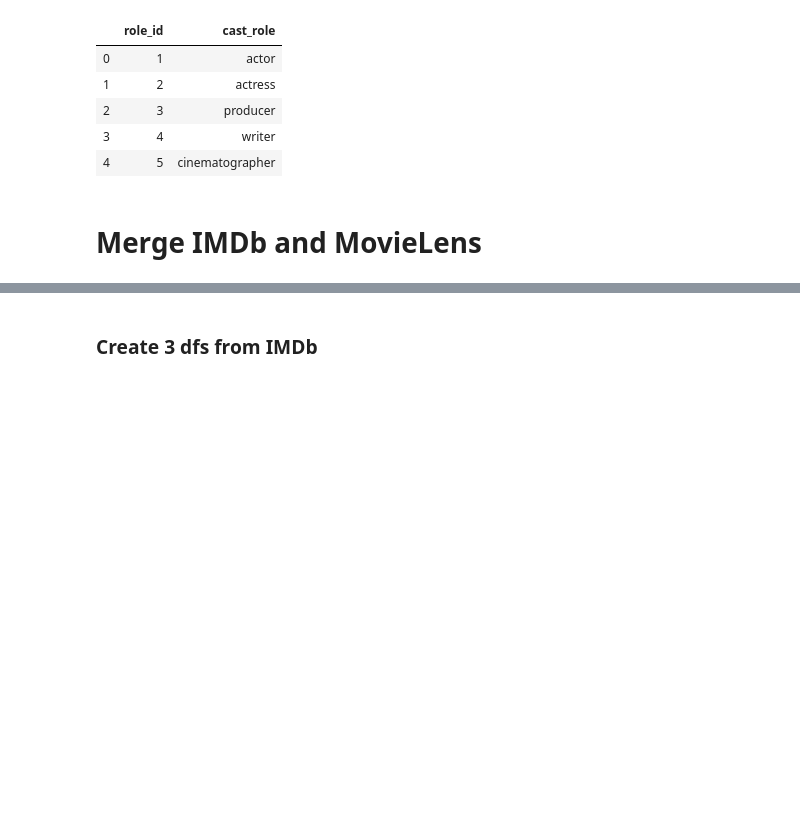
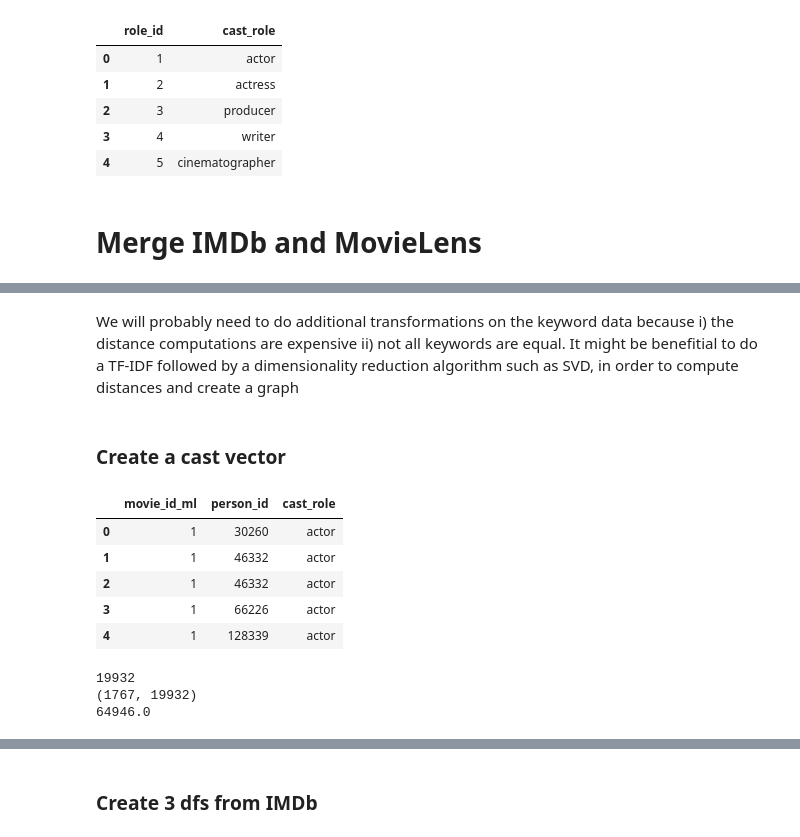
Before and after one commit to Movinder/movielens-imdb-exploration, a Jupyter notebook: data_analysis.ipynb, the cells around one changed output, grey strips where cells are left out. Cells and saved outputs as stored; diff of their text form; code cells hidden in the pictures; blank space fills up the shorter version.

```diff
--- a/data_analysis.ipynb
+++ b/data_analysis.ipynb
@@ -438,0 +522,16 @@ movie_ids = list(df.movie_id.unique())
+# %% [markdown]
+We will probably need to do additional transformations on the keyword data because i) the distance computations are expensive ii) not all keywords are equal. It might be benefitial to do a TF-IDF followed by a dimensionality reduction algorithm such as SVD, in order to compute distances and create a graph
+# %% [markdown]
+### Create a cast vector
+# %%
+df_cast_ml = pd.merge(df, df_cast, on="movie_id")
+df_cast_ml = pd.merge(df_cast_ml, df_roles, on="role_id")
+df_cast_ml = df_cast_ml[["movie_id_ml","person_id","cast_role"]]
+df_cast_ml.head()
+# %% [output]
+|  | movie_id_ml | person_id | cast_role |
+| 0 | 1 | 30260 | actor |
+| 1 | 1 | 46332 | actor |
+| 2 | 1 | 46332 | actor |
+| 3 | 1 | 66226 | actor |
+| 4 | 1 | 128339 | actor |
@@ -438,0 +547,16 @@ movie_ids = list(df.movie_id.unique())
+# %%
+useful_cast = []
+
+for i in range(cast_vector.shape[1]) :
+    cnt = cast_vector[:,i].sum()
+    if cnt > 1 :
+        useful_cast += [i]
+
+print(len(useful_cast))
+cast_vector = cast_vector[:,useful_cast]
+print(cast_vector.shape)
+print(cast_vector.sum())
+# %% [output]
+19932
+(1767, 19932)
+64946.0
```
Also changed, not shown: parts of 21 cells of this notebook.
